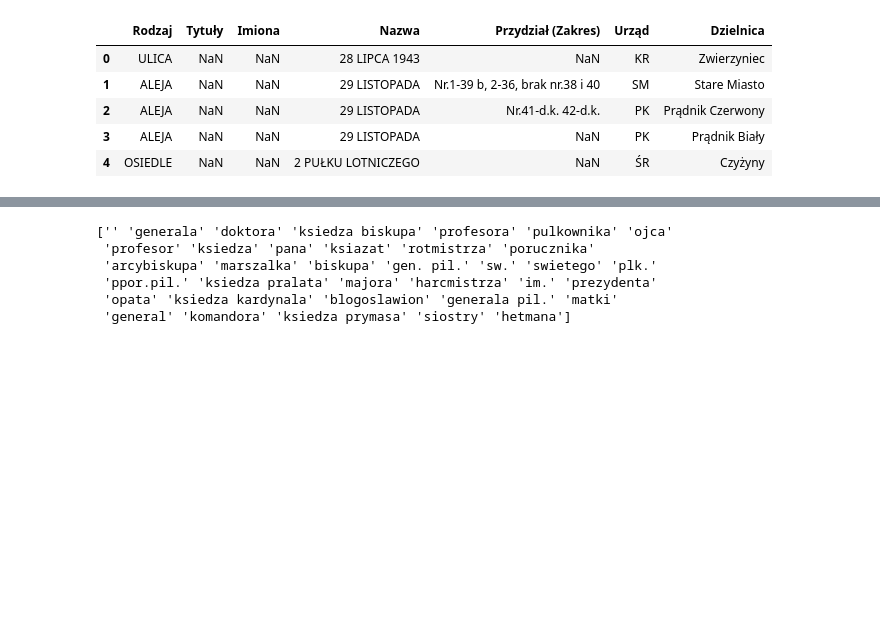
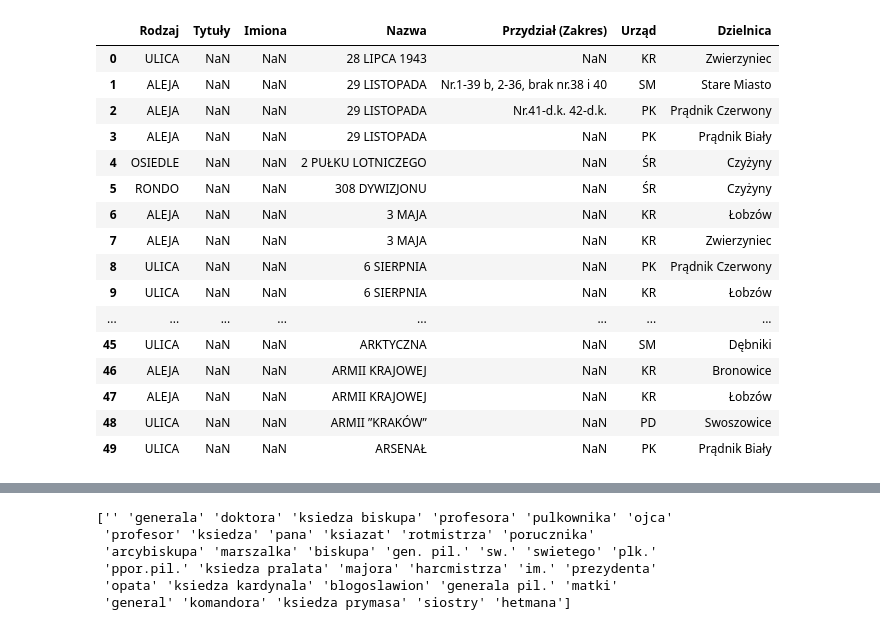
Before and after one commit to ksobczykR2DS/cracow-house-market-analysis, a Jupyter notebook: cracow-streets/streets-cleaning.ipynb, the cells around one changed output, grey strips where cells are left out. Saved outputs shown, nothing was run; the diff lists cells and outputs as text; code cells hidden in the pictures; blank space fills up the shorter version.

```diff
--- a/cracow-streets/streets-cleaning.ipynb
+++ b/cracow-streets/streets-cleaning.ipynb
@@ -4,14 +4,25 @@ from unidecode import unidecode
 
 city_df = pd.read_csv('zasieg_terytorialny_krakow.csv', sep=';')
 # %%
-city_df.head(5)
+city_df.head(50)
 # %% [output]
 |  | Rodzaj | Tytuły | Imiona | Nazwa | Przydział (Zakres) | Urząd | Dzielnica |
 | 0 | ULICA | NaN | NaN | 28 LIPCA 1943 | NaN | KR | Zwierzyniec |
 | 1 | ALEJA | NaN | NaN | 29 LISTOPADA | Nr.1-39 b, 2-36, brak nr.38 i 40 | SM | Stare Miasto |
 | 2 | ALEJA | NaN | NaN | 29 LISTOPADA | Nr.41-d.k. 42-d.k. | PK | Prądnik Czerwony |
 | 3 | ALEJA | NaN | NaN | 29 LISTOPADA | NaN | PK | Prądnik Biały |
 | 4 | OSIEDLE | NaN | NaN | 2 PUŁKU LOTNICZEGO | NaN | ŚR | Czyżyny |
+| 5 | RONDO | NaN | NaN | 308 DYWIZJONU | NaN | ŚR | Czyżyny |
+| 6 | ALEJA | NaN | NaN | 3 MAJA | NaN | KR | Łobzów |
+| 7 | ALEJA | NaN | NaN | 3 MAJA | NaN | KR | Zwierzyniec |
+| 8 | ULICA | NaN | NaN | 6 SIERPNIA | NaN | PK | Prądnik Czerwony |
+| 9 | ULICA | NaN | NaN | 6 SIERPNIA | NaN | KR | Łobzów |
+| ... | ... | ... | ... | ... | ... | ... | ... |
+| 45 | ULICA | NaN | NaN | ARKTYCZNA | NaN | SM | Dębniki |
+| 46 | ALEJA | NaN | NaN | ARMII KRAJOWEJ | NaN | KR | Bronowice |
+| 47 | ALEJA | NaN | NaN | ARMII KRAJOWEJ | NaN | KR | Łobzów |
+| 48 | ULICA | NaN | NaN | ARMII ”KRAKÓW” | NaN | PD | Swoszowice |
+| 49 | ULICA | NaN | NaN | ARSENAŁ | NaN | PK | Prądnik Biały |
 # %%
 city_df.info()
 # %% [output]
```
Also changed, not shown: 6 other files.
